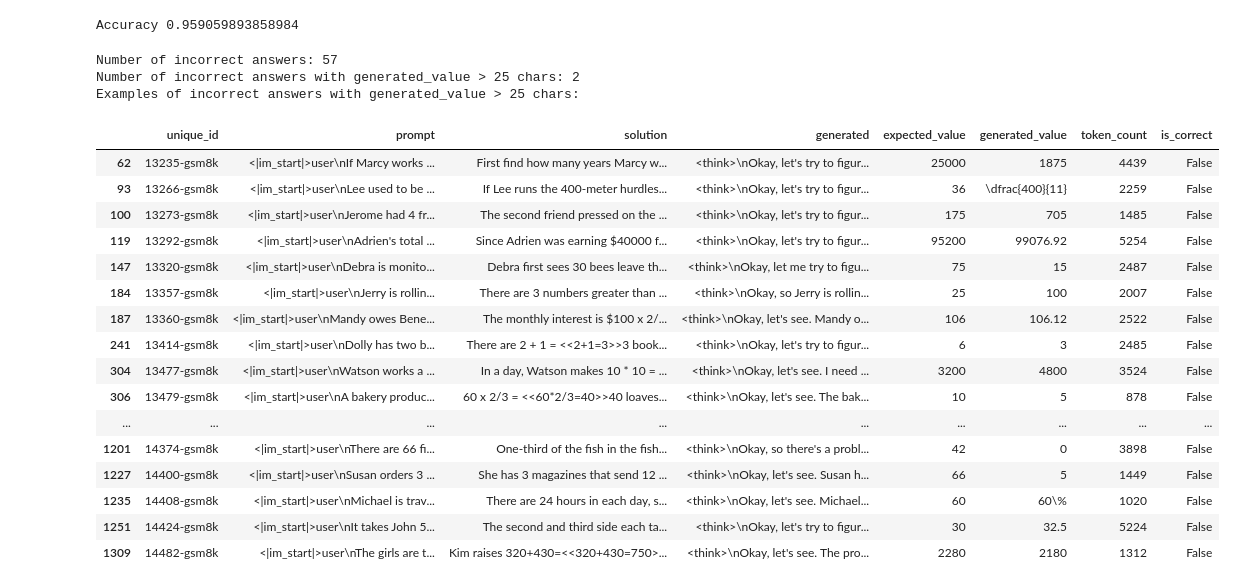
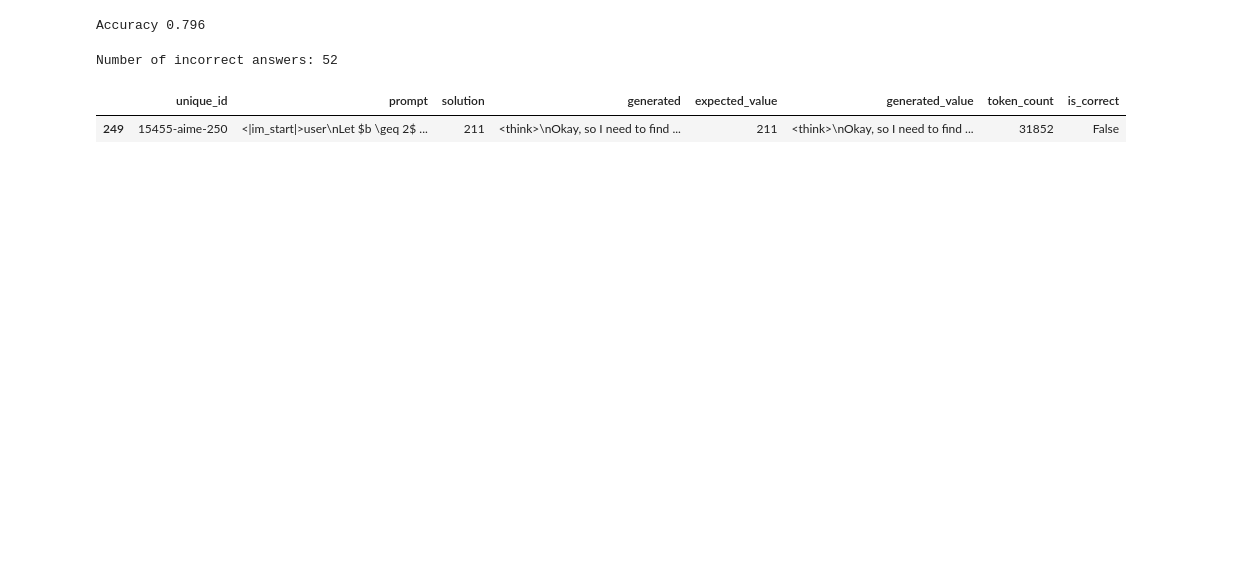
Before and after one commit to SebastianJitaru29/llm-think-too-much, a Jupyter notebook: evaluation/results_analysis.ipynb, the cells around one changed output. Cells and saved outputs as stored; diff of their text form; code cells hidden in the pictures; blank space fills up the shorter version.

Commit message:
feat: results of baseline model on aime-250 and gsm8k

```diff
--- a/evaluation/results_analysis.ipynb
+++ b/evaluation/results_analysis.ipynb
@@ -45,11 +47,10 @@ summary
 from pathlib import Path
 import pandas as pd
 from eval_pipeline import is_equiv
-model_deepseek = "DeepSeek-R1-Distill-Qwen-1"
 model_qwen = "Qwen3-8B_baseline"
 model_qwen_nowait = "Qwen3-8B_nowait"
 
-df_qwen_math = pd.read_parquet(Path().resolve().parent / "experiments" / model_qwen_nowait / "gsm8k_results.parquet")
+df_qwen_math = pd.read_parquet(Path().resolve().parent / "experiments" / model_qwen / "aime-250_results.parquet")
 print("Accuracy", df_qwen_math["is_correct"].mean())
 incorrect = df_qwen_math[df_qwen_math["is_correct"] == False].copy()
 print("Number of incorrect answers:", len(incorrect))
@@ -354,40 +355,18 @@ def evaluate_answer(expected_answer: str, generated_answer: str) -> bool:
 df_qwen_math['expected_value'] = df_qwen_math['solution'].apply(extract_boxed)
 df_qwen_math['generated_value'] = df_qwen_math['generated'].apply(extract_boxed)
 df_qwen_math['is_correct'] = df_qwen_math.apply(lambda row: evaluate_answer(row['solution'], row['generated'])[0], axis=1)
-print("Accuracy", (df_qwen_math["is_correct"].sum() + 3) / len(df_qwen_math))
+print("Accuracy", (df_qwen_math["is_correct"].sum() + 1) / len(df_qwen_math))
 # %% [output]
-Accuracy 0.959059893858984
+Accuracy 0.796
 # %%
 #all incorrect
 incorrect = df_qwen_math[df_qwen_math["is_correct"] == False].copy()
 print(f"Number of incorrect answers: {len(incorrect)}")
-#Remove rows where generated_value is longer than 25 characters
-print(f"Number of incorrect answers with generated_value > 25 chars: {(incorrect['generated_value'].str.len() > 100).sum()}")
-incorrect_long = incorrect[incorrect["generated_value"].str.len() > 100]
-print("Examples of incorrect answers with generated_value > 25 chars:")
-incorrect = incorrect[incorrect["generated_value"].str.len() <= 100]
-incorrect.head(57)
+incorrect.tail(1)
 # %% [output]
-Number of incorrect answers: 57
-Number of incorrect answers with generated_value > 25 chars: 2
-Examples of incorrect answers with generated_value > 25 chars:
+Number of incorrect answers: 52
 |  | unique_id | prompt | solution | generated | expected_value | generated_value | token_count | is_correct |
-| 62 | 13235-gsm8k | <|im_start|>user\nIf Marcy works ... | First find how many years Marcy w... | <think>\nOkay, let's try to figur... | 25000 | 1875 | 4439 | False |
-| 93 | 13266-gsm8k | <|im_start|>user\nLee used to be ... | If Lee runs the 400-meter hurdles... | <think>\nOkay, let's try to figur... | 36 | \dfrac{400}{11} | 2259 | False |
-| 100 | 13273-gsm8k | <|im_start|>user\nJerome had 4 fr... | The second friend pressed on the ... | <think>\nOkay, let's try to figur... | 175 | 705 | 1485 | False |
-| 119 | 13292-gsm8k | <|im_start|>user\nAdrien's total ... | Since Adrien was earning $40000 f... | <think>\nOkay, let's try to figur... | 95200 | 99076.92 | 5254 | False |
-| 147 | 13320-gsm8k | <|im_start|>user\nDebra is monito... | Debra first sees 30 bees leave th... | <think>\nOkay, let me try to figu... | 75 | 15 | 2487 | False |
-| 184 | 13357-gsm8k | <|im_start|>user\nJerry is rollin... | There are 3 numbers greater than ... | <think>\nOkay, so Jerry is rollin... | 25 | 100 | 2007 | False |
-| 187 | 13360-gsm8k | <|im_start|>user\nMandy owes Bene... | The monthly interest is $100 x 2/... | <think>\nOkay, let's see. Mandy o... | 106 | 106.12 | 2522 | False |
-| 241 | 13414-gsm8k | <|im_start|>user\nDolly has two b... | There are 2 + 1 = <<2+1=3>>3 book... | <think>\nOkay, let's try to figur... | 6 | 3 | 2485 | False |
-| 304 | 13477-gsm8k | <|im_start|>user\nWatson works a ... | In a day, Watson makes 10 * 10 = ... | <think>\nOkay, let's see. I need ... | 3200 | 4800 | 3524 | False |
-| 306 | 13479-gsm8k | <|im_start|>user\nA bakery produc... | 60 x 2/3 = <<60*2/3=40>>40 loaves... | <think>\nOkay, let's see. The bak... | 10 | 5 | 878 | False |
-| ... | ... | ... | ... | ... | ... | ... | ... | ... |
-| 1201 | 14374-gsm8k | <|im_start|>user\nThere are 66 fi... | One-third of the fish in the fish... | <think>\nOkay, so there's a probl... | 42 | 0 | 3898 | False |
-| 1227 | 14400-gsm8k | <|im_start|>user\nSusan orders 3 ... | She has 3 magazines that send 12 ... | <think>\nOkay, let's see. Susan h... | 66 | 5 | 1449 | False |
-| 1235 | 14408-gsm8k | <|im_start|>user\nMichael is trav... | There are 24 hours in each day, s... | <think>\nOkay, let's see. Michael... | 60 | 60\% | 1020 | False |
-| 1251 | 14424-gsm8k | <|im_start|>user\nIt takes John 5... | The second and third side each ta... | <think>\nOkay, let's try to figur... | 30 | 32.5 | 5224 | False |
-| 1309 | 14482-gsm8k | <|im_start|>user\nThe girls are t... | Kim raises 320+430=<<320+430=750>... | <think>\nOkay, let's see. The pro... | 2280 | 2180 | 1312 | False |
+| 249 | 15455-aime-250 | <|im_start|>user\nLet $b \geq 2$ ... | 211 | <think>\nOkay, so I need to find ... | 211 | <think>\nOkay, so I need to find ... | 31852 | False |
 # %%
 
 false_negatives_math = ["13081-math-500","13093-math-500","12991-math-500", "12772-math-500"]
```
Also changed, not shown: parts of 4 cells of this notebook, 2 other files.
